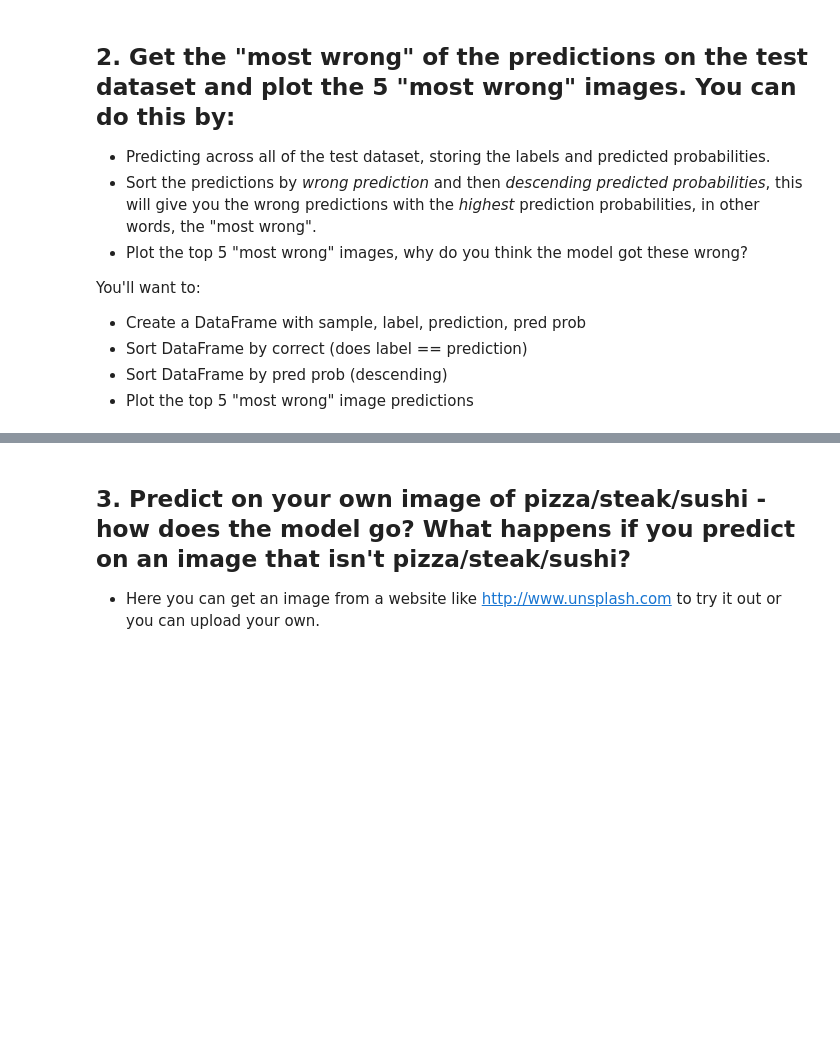
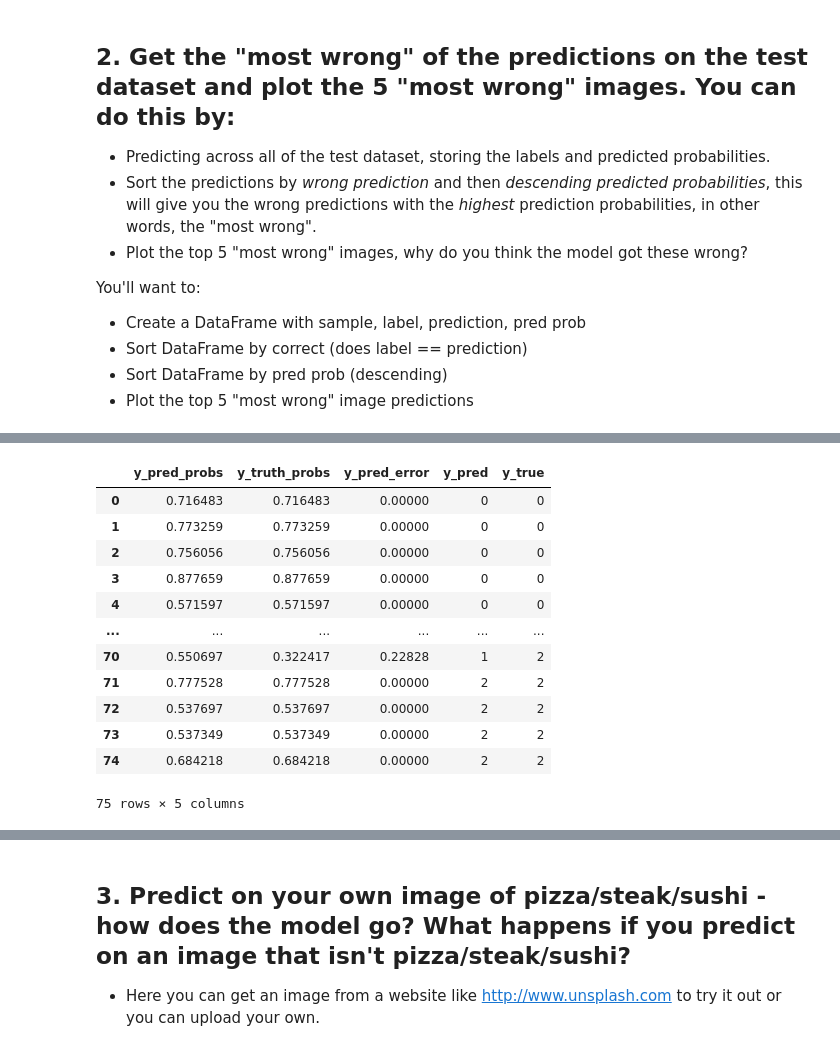
Before and after one commit to JoachimLombardi/Portfolio, a Jupyter notebook: Deep Learning/PyTorch/Classification/Computer vision/06_pytorch_transfer_learning_exercises.ipynb, the cells around one changed output, grey strips where cells are left out. Drawn from its saved outputs; the diff is of its cells as text; code cells hidden in the pictures; blank space fills up the shorter version.

```diff
--- a/Deep Learning/PyTorch/Classification/Computer vision/06_pytorch_transfer_learning_exercises.ipynb
+++ b/Deep Learning/PyTorch/Classification/Computer vision/06_pytorch_transfer_learning_exercises.ipynb
@@ -235,0 +226,22 @@ You'll want to:
+# %%
+# 1. Make predictions with trained model
+from tqdm.auto import tqdm
+
+y_preds_prob_max = []
+all_logits = []
+model_0.eval()
+with torch.inference_mode():
+    for X, y in tqdm(test_dataloader, desc="Making predictions"):
+        X = X.to(device)
+        logits = model_0(X)
+        all_logits.append(logits.cpu())
+# Concaténer tous les logits
+all_logits = torch.cat(all_logits)
+# Calculer les probabilités via softmax
+all_probs = torch.softmax(all_logits, dim=1)
+# Indices des classes prédites
+all_preds = torch.argmax(all_probs, dim=1)
+# Probabilités maximales pour chaque échantillon
+y_pred_probs_tensor = all_probs[range(len(all_preds)), all_preds]
+y_truth_probs_tensor = all_probs[range(len(all_preds)), test_dataloader.dataset.targets]
+y_pred_probs_tensor
@@ -235,0 +263,22 @@ You'll want to:
+# %%
+import pandas as pd
+df = pd.DataFrame({"y_pred_probs": y_pred_probs_numpy,
+                   "y_truth_probs": y_truth_probs_numpy,
+                   "y_pred_error": y_pred_probs_numpy - y_truth_probs_numpy,
+                   "y_pred": y_pred_numpy,
+                   "y_true": test_pred})
+df
+# %% [output]
+|  | y_pred_probs | y_truth_probs | y_pred_error | y_pred | y_true |
+| 0 | 0.716483 | 0.716483 | 0.00000 | 0 | 0 |
+| 1 | 0.773259 | 0.773259 | 0.00000 | 0 | 0 |
+| 2 | 0.756056 | 0.756056 | 0.00000 | 0 | 0 |
+| 3 | 0.877659 | 0.877659 | 0.00000 | 0 | 0 |
+| 4 | 0.571597 | 0.571597 | 0.00000 | 0 | 0 |
+| ... | ... | ... | ... | ... | ... |
+| 70 | 0.550697 | 0.322417 | 0.22828 | 1 | 2 |
+| 71 | 0.777528 | 0.777528 | 0.00000 | 2 | 2 |
+| 72 | 0.537697 | 0.537697 | 0.00000 | 2 | 2 |
+| 73 | 0.537349 | 0.537349 | 0.00000 | 2 | 2 |
+| 74 | 0.684218 | 0.684218 | 0.00000 | 2 | 2 |
+75 rows × 5 columns
```
Also changed, not shown: parts of 37 cells of this notebook, 4 other files.
